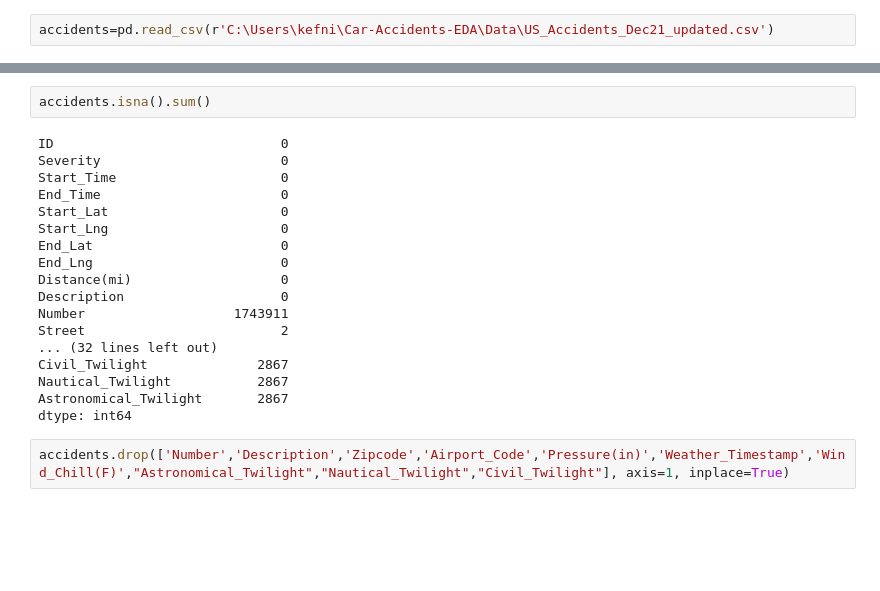
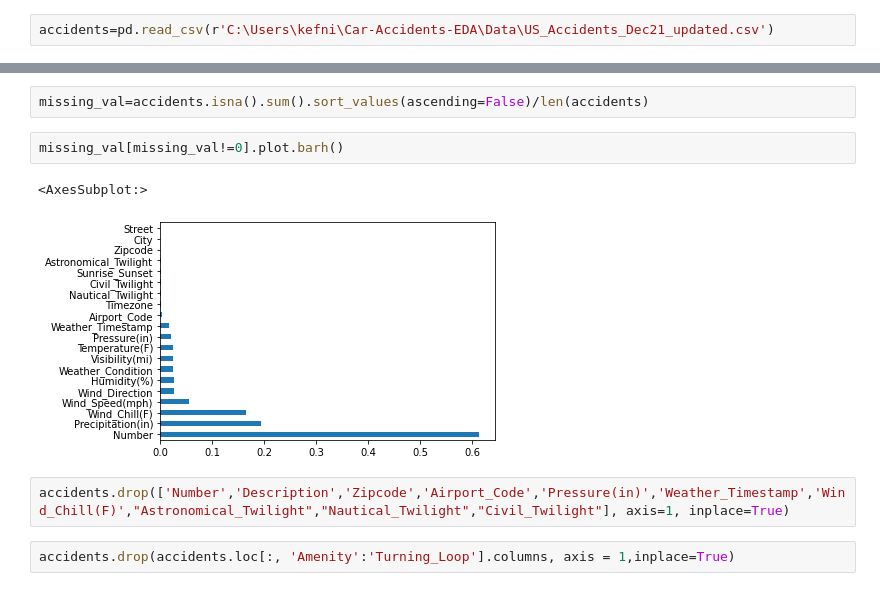
Before and after one commit to NikosKefalas/Car-Accidents-EDA, a Jupyter notebook: Cleaning/Data Cleaning.ipynb, the cells around one changed output, grey strips where cells are left out. Cells and saved outputs as stored; diff of their text form; blank space fills up the shorter version.

```diff
--- a/Cleaning/Data Cleaning.ipynb
+++ b/Cleaning/Data Cleaning.ipynb
@@ -27,25 +59,14 @@ memory usage: 773.4+ MB
 # %%
-accidents.isna().sum()
+missing_val=accidents.isna().sum().sort_values(ascending=False)/len(accidents)
-# %% [output]
-ID                             0
-Severity                       0
-Start_Time                     0
-End_Time                       0
-Start_Lat                      0
-Start_Lng                      0
-End_Lat                        0
-End_Lng                        0
-Distance(mi)                   0
-Description                    0
-Number                   1743911
-Street                         2
-... (32 lines left out)
-Civil_Twilight              2867
-Nautical_Twilight           2867
-Astronomical_Twilight       2867
-dtype: int64
+# %%
+missing_val[missing_val!=0].plot.barh()
+# %% [output]
+<AxesSubplot:>
+[figure, added]
 # %%
 accidents.drop(['Number','Description','Zipcode','Airport_Code','Pressure(in)','Weather_Timestamp','Wind_Chill(F)',"Astronomical_Twilight","Nautical_Twilight","Civil_Twilight"], axis=1, inplace=True)
+# %%
+accidents.drop(accidents.loc[:, 'Amenity':'Turning_Loop'].columns, axis = 1,inplace=True)
 # %%
 accidents
 # %% [output]
```
Also changed, not shown: parts of 23 cells of this notebook.
